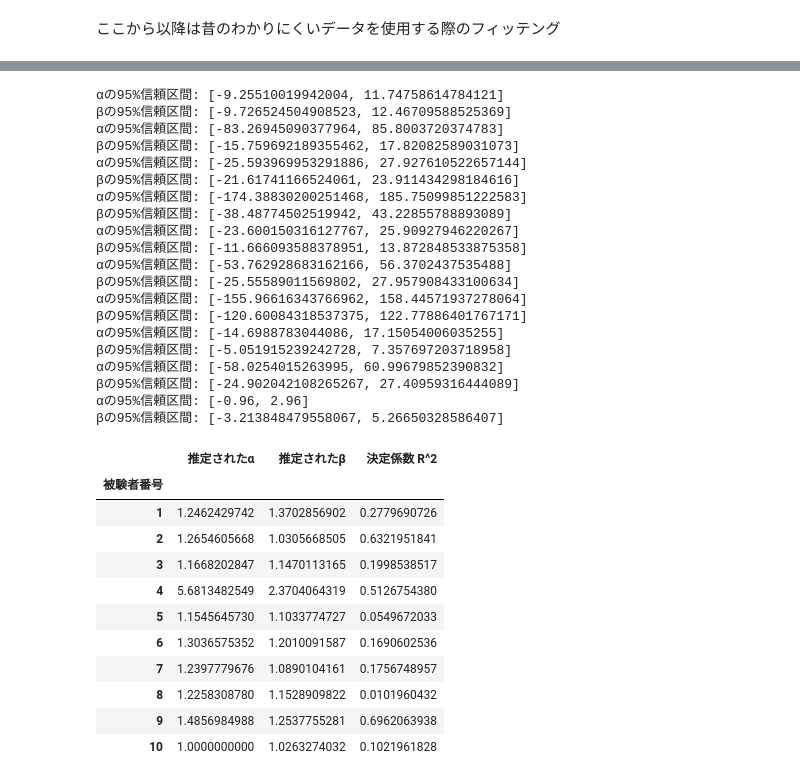
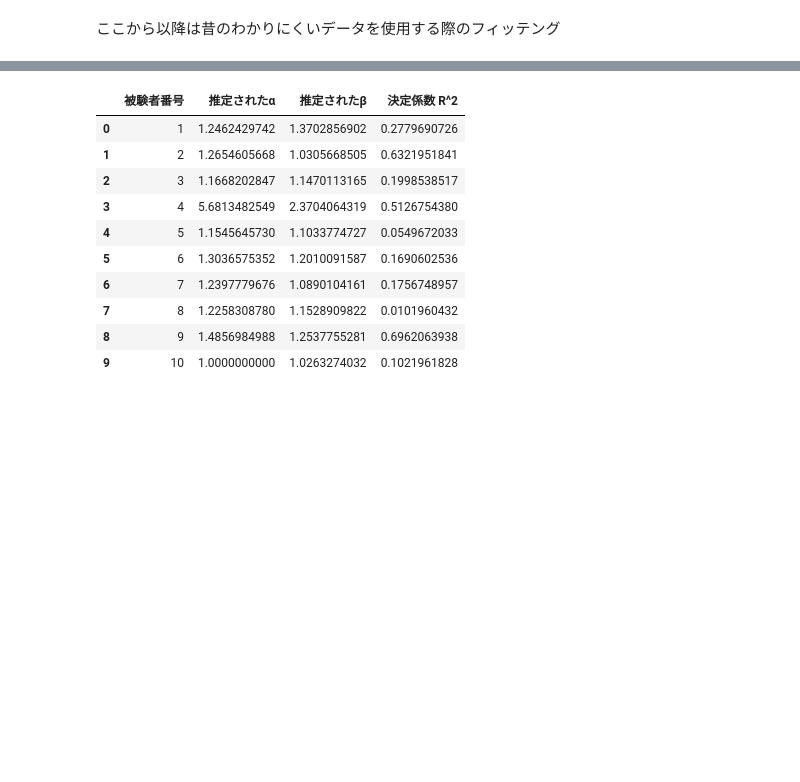
Before and after one commit to kotatakehara/Self-efficacy, a Jupyter notebook: Fact_data_process.ipynb, the cells around one changed output, grey strips where cells are left out. Drawn from its saved outputs; the diff is of its cells as text; code cells hidden in the pictures; blank space fills up the shorter version.

```diff
--- a/Fact_data_process.ipynb
+++ b/Fact_data_process.ipynb
@@ -222,7 +222,7 @@ class Kendama_show(Kendama_analyze):
   def show_result(self, A_x_L, A_p_L, A_dispersion_L, A_Abs_degree_failure_L, A_srate_L, column, division, width):
     # 各データのラベルと色の辞書
     data_dict = {
-        "degree failure": {"data": A_Abs_degree_failure_L, "color": 'r', "ylabel": 'degree failure', "ylim": (0, 0.4)},
+        "degree failure": {"data": A_Abs_degree_failure_L, "color": 'r', "ylabel": 'degree failure', "ylim": (0, 0.2)},
         "Success rate(%)": {"data": A_srate_L, "color": 'orange', "ylabel": 'Success rate(%)', "ylim": (0, 100)},
         "σ_X,σ_Y": {"data": abs(A_dispersion_L[:,:,0]+A_dispersion_L[:,:,1]), "color": 'green', "ylabel": 'σ_X^2,σ_Y^2', "ylim": (0, 0.06)},
         "σ_X^2": {"data": A_dispersion_L[:,:,0], "color": 'b', "ylabel": 'σ_X^2', "ylim": (0, 0.05)},
@@ -237,8 +237,9 @@ class Kendama_show(Kendama_analyze):
           if j >= column:
             break
           axs[j, i].plot(A_x_L[i], props["data"][i], color=props["color"])
-          axs[j, i].set_ylabel(props["ylabel"])
+          axs[j, i].set_ylabel(props["ylabel"], fontsize = 18)
           axs[j, i].set_ylim(props["ylim"])
+          axs[j, i].set_title(f"id0{i+1}", fontsize = 18)
           axs[j, i].set_xticks(list(range(5, len(A_x_L[i]), 5)))
 
           # if division == 5:
@@ -246,7 +247,7 @@ class Kendama_show(Kendama_analyze):
           # else:
           #   axs[j, i].set_xticks(np.arange(5, max(A_x_L[i])+1, 5*division))  # [5, 10, 15, 20] if division=1
 
-          axs[j, i].set_xlabel("t (times)")
+          axs[j, i].set_xlabel("t (times)", fontsize = 18)
 
     plt.tight_layout()
     # plt.savefig(f"data_fitting_average.pdf")
@@ -346,6 +513,7 @@ def parameters_guess(original_pattern, number_people):
   residuals_check_list = np.empty((0,16))
   y_experiment_list = np.empty((0,16))
   y_model_opt_list = np.empty((0,16))
+  succ_check_list_persons = np.empty((0,20))
   for j in range(1, number_people+1):  # 1から10までの数字でループ
       # new_number = '{:02d}'.format(i)  # 2桁の数字にフォーマット
       new_pattern = original_pattern.replace('id01_self', 'id{:02d}_self'.format(j))  # 数字部分を置換
@@ -357,7 +525,7 @@ def parameters_guess(original_pattern, number_people):
             succ_check_list = np.append(succ_check_list, 0)
         else:
             succ_check_list = np.append(succ_check_list, 1)
-
+      succ_check_list_persons = np.append(succ_check_list_persons, [succ_check_list], axis=0)
       # 実験データの観測値
       y_experiment = abs(A_dispersion_L[:,:,0]+A_dispersion_L[:,:,1])[j-1]  # 実際の時系列データ
       sigma_0 = 0.014  # 初期の分散
@@ -387,9 +555,9 @@ def parameters_guess(original_pattern, number_people):
       beta_lower = beta_opt - z_value * std_err_beta
       beta_upper = beta_opt + z_value * std_err_beta
 
-      # 信頼区間の出力
-      print(f"αの95%信頼区間: [{alpha_lower}, {alpha_upper}]")
-      print(f"βの95%信頼区間: [{beta_lower}, {beta_upper}]")
+      # # 信頼区間の出力
+      # print(f"αの95%信頼区間: [{alpha_lower}, {alpha_upper}]")
+      # print(f"βの95%信頼区間: [{beta_lower}, {beta_upper}]")
 
       # print(f"推定されたα: {alpha_opt}, 推定されたβ: {beta_opt}")
       # print(f"最終的な勾配（αの方向、βの方向）: {result.jac[0]:.10f}, {result.jac[1]:.10f}")
@@ -401,74 +569,51 @@ def parameters_guess(original_pattern, number_people):
       # print("実験データ:", y_experiment[:len(y_model_opt)])
 
       y_experiment_list = np.append(y_experiment_list, [y_experiment], axis=0)
       y_model_opt_list = np.append(y_model_opt_list, [y_model_opt], axis=0)
 
       # 残差の計算
-      residuals_check = y_experiment - y_model_opt
+      residuals_check = abs(y_experiment - y_model_opt)
 
       residuals_check_list = np.append(residuals_check_list, [residuals_check], axis=0)
 
       # 決定係数 R^2 の計算
       r2 = r2_score(y_experiment, y_model_opt)
       r2_list = np.append(r2_list, r2)
       # print(f"決定係数 R^2: {r2}")
 
-  return alpha, beta, y_experiment_list, y_model_opt_list, residuals_check_list, r2_list
+  return alpha, beta, y_experiment_list, y_model_opt_list, residuals_check_list, r2_list, succ_check_list_persons
 
 original_pattern = '/content/drive/MyDrive/kendama_202310_inamura/id01_self/*.csv'
 number_people = 10
-alpha, beta, y_experiment_list, y_model_opt_list, residuals_check_list, r2_list = parameters_guess(original_pattern, number_people)
+alpha, beta, y_experiment_list, y_model_opt_list, residuals_check_list, r2_list, succ_check_list_persons = parameters_guess(original_pattern, number_people)
 
 # データをリストとしてまとめる
 data = {
+    "被験者番号": range(1, len(alpha) + 1),  # 被験者番号を新しい列として追加
     "推定されたα": alpha,
     "推定されたβ": beta,
-    "決定係数 R^2": r2_list
+    "決定係数 R^2": r2_list,
 }
 
 # データフレーム作成
 df = pd.DataFrame(data)
+
 # 小数点10桁に設定
 pd.set_option('display.float_format', lambda x: f'{x:.10f}')
 
-# 被験者番号を追加
-df.index = range(1, len(df) + 1)
-df.index.name = "被験者番号"
-
-# データフレームをHTMLテーブルとして表示（被験者番号付き）
-display(HTML(df.to_html(index=True)))
+# データフレームを表示
+display(df)
 # %% [output]
-αの95%信頼区間: [-9.25510019942004, 11.74758614784121]
-βの95%信頼区間: [-9.726524504908523, 12.46709588525369]
-αの95%信頼区間: [-83.26945090377964, 85.8003720374783]
-βの95%信頼区間: [-15.759692189355462, 17.82082589031073]
-αの95%信頼区間: [-25.593969953291886, 27.927610522657144]
-βの95%信頼区間: [-21.61741166524061, 23.911434298184616]
-αの95%信頼区間: [-174.38830200251468, 185.75099851222583]
-βの95%信頼区間: [-38.48774502519942, 43.22855788893089]
-αの95%信頼区間: [-23.600150316127767, 25.90927946220267]
-βの95%信頼区間: [-11.666093588378951, 13.872848533875358]
-αの95%信頼区間: [-53.762928683162166, 56.3702437535488]
-βの95%信頼区間: [-25.55589011569802, 27.957908433100634]
-αの95%信頼区間: [-155.96616343766962, 158.44571937278064]
-βの95%信頼区間: [-120.60084318537375, 122.77886401767171]
-αの95%信頼区間: [-14.6988783044086, 17.15054006035255]
-βの95%信頼区間: [-5.051915239242728, 7.357697203718958]
-αの95%信頼区間: [-58.0254015263995, 60.99679852390832]
-βの95%信頼区間: [-24.902042108265267, 27.40959316444089]
-αの95%信頼区間: [-0.96, 2.96]
-βの95%信頼区間: [-3.213848479558067, 5.26650328586407]
-|  | 推定されたα | 推定されたβ | 決定係数 R^2 |
-| 被験者番号 |  |  |  |
-| 1 | 1.2462429742 | 1.3702856902 | 0.2779690726 |
-| 2 | 1.2654605668 | 1.0305668505 | 0.6321951841 |
-| 3 | 1.1668202847 | 1.1470113165 | 0.1998538517 |
-| 4 | 5.6813482549 | 2.3704064319 | 0.5126754380 |
-| 5 | 1.1545645730 | 1.1033774727 | 0.0549672033 |
-| 6 | 1.3036575352 | 1.2010091587 | 0.1690602536 |
-| 7 | 1.2397779676 | 1.0890104161 | 0.1756748957 |
-| 8 | 1.2258308780 | 1.1528909822 | 0.0101960432 |
-| 9 | 1.4856984988 | 1.2537755281 | 0.6962063938 |
-| 10 | 1.0000000000 | 1.0263274032 | 0.1021961828 |
+|  | 被験者番号 | 推定されたα | 推定されたβ | 決定係数 R^2 |
+| 0 | 1 | 1.2462429742 | 1.3702856902 | 0.2779690726 |
+| 1 | 2 | 1.2654605668 | 1.0305668505 | 0.6321951841 |
+| 2 | 3 | 1.1668202847 | 1.1470113165 | 0.1998538517 |
+| 3 | 4 | 5.6813482549 | 2.3704064319 | 0.5126754380 |
+| 4 | 5 | 1.1545645730 | 1.1033774727 | 0.0549672033 |
+| 5 | 6 | 1.3036575352 | 1.2010091587 | 0.1690602536 |
+| 6 | 7 | 1.2397779676 | 1.0890104161 | 0.1756748957 |
+| 7 | 8 | 1.2258308780 | 1.1528909822 | 0.0101960432 |
+| 8 | 9 | 1.4856984988 | 1.2537755281 | 0.6962063938 |
+| 9 | 10 | 1.0000000000 | 1.0263274032 | 0.1021961828 |
 # %%
 # 可変行列設定
```
Also changed, not shown: parts of 6 cells of this notebook.
